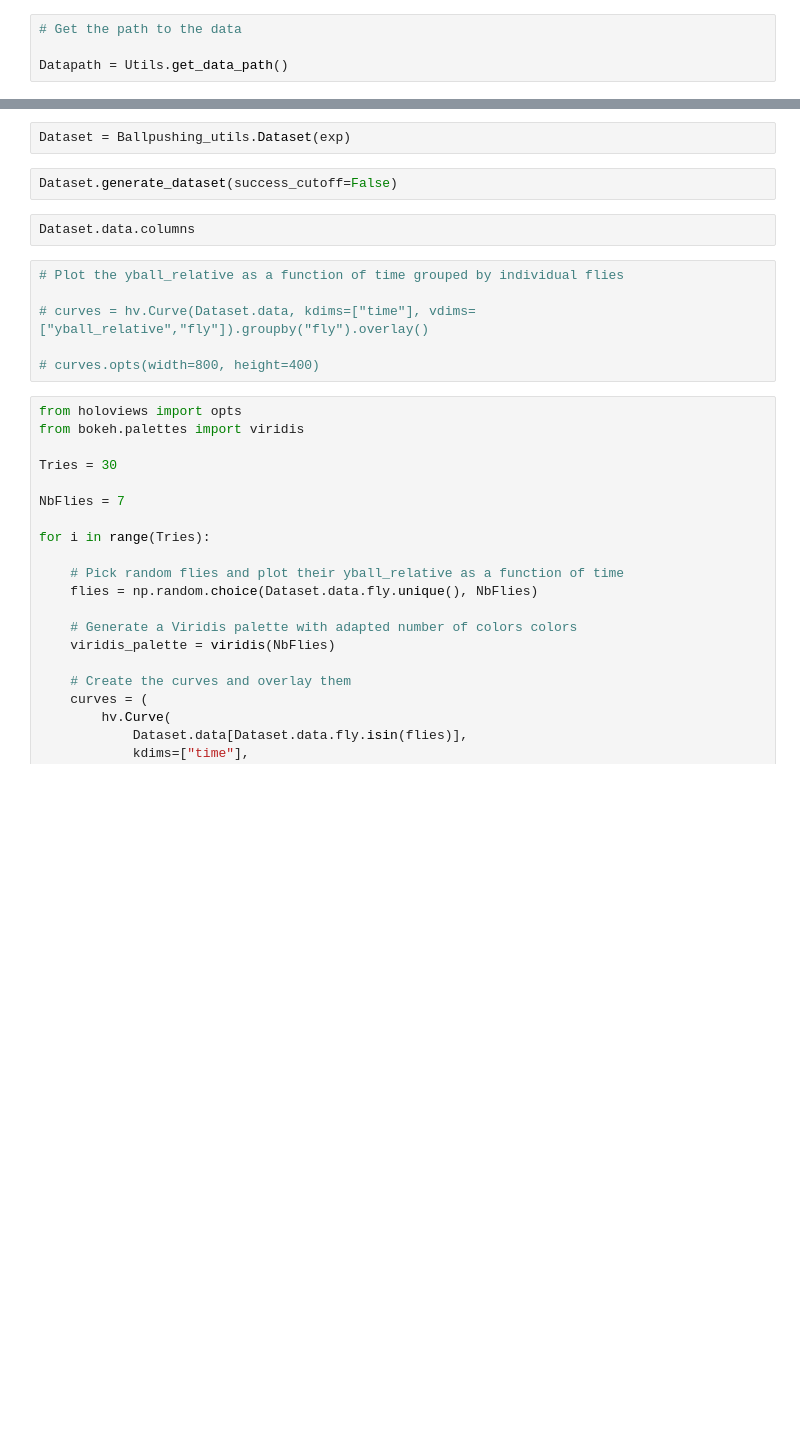
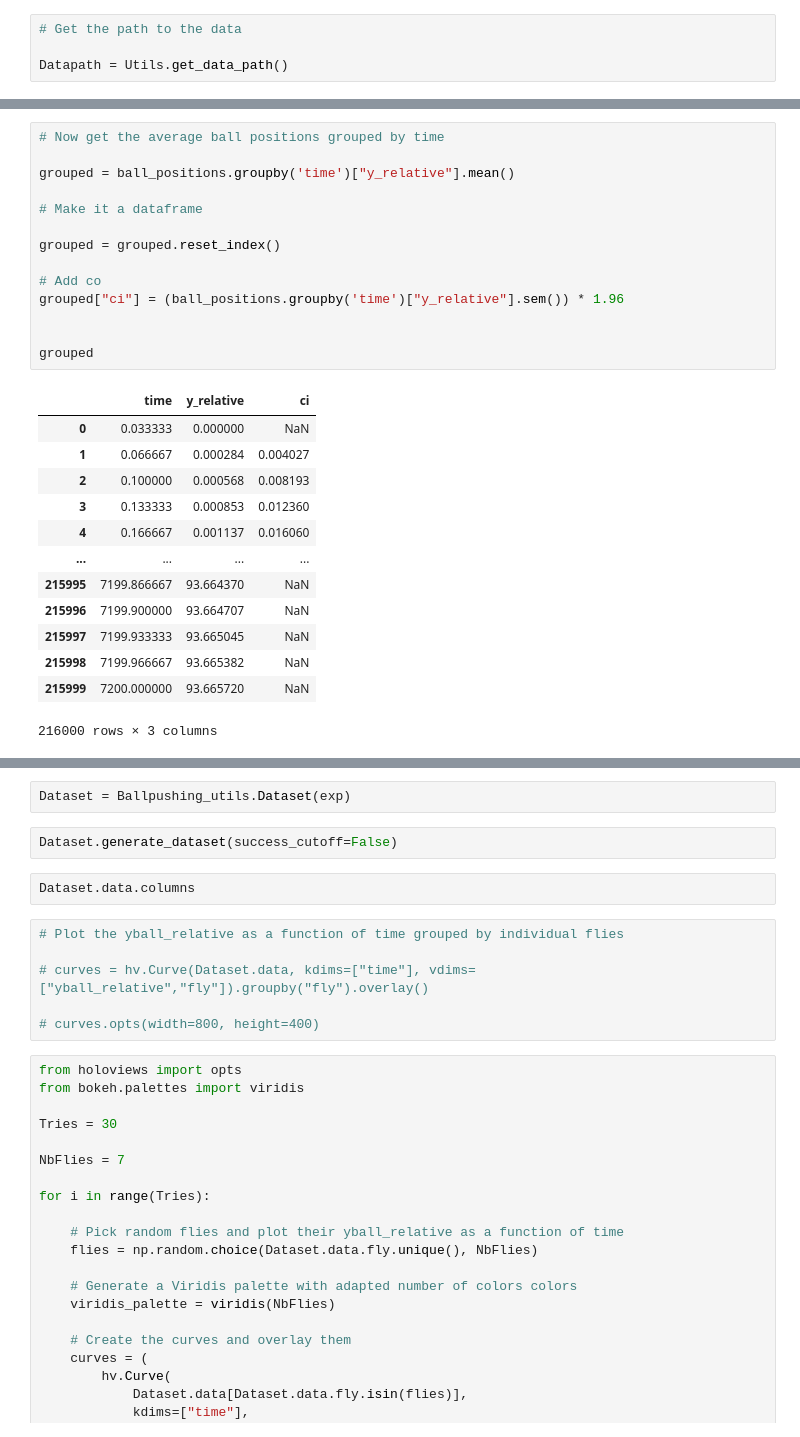
Before and after one commit to NeLy-EPFL/Tracking_Analysis, a Jupyter notebook: MazeRecorder/Analysis/Ballpositions.ipynb, the cells around one changed output, grey strips where cells are left out. Cells and saved outputs as stored; diff of their text form; blank space fills up the shorter version.

```diff
--- a/MazeRecorder/Analysis/Ballpositions.ipynb
+++ b/MazeRecorder/Analysis/Ballpositions.ipynb
@@ -54,0 +120,28 @@ exp = Ballpushing_utils.Experiment(folders[0])
+# %%
+# Now get the average ball positions grouped by time
+
+grouped = ball_positions.groupby('time')["y_relative"].mean()
+
+# Make it a dataframe
+
+grouped = grouped.reset_index()
+
+# Add co
+grouped["ci"] = (ball_positions.groupby('time')["y_relative"].sem()) * 1.96
+
+
+grouped
+# %% [output]
+|  | time | y_relative | ci |
+| 0 | 0.033333 | 0.000000 | NaN |
+| 1 | 0.066667 | 0.000284 | 0.004027 |
+| 2 | 0.100000 | 0.000568 | 0.008193 |
+| 3 | 0.133333 | 0.000853 | 0.012360 |
+| 4 | 0.166667 | 0.001137 | 0.016060 |
+| ... | ... | ... | ... |
+| 215995 | 7199.866667 | 93.664370 | NaN |
+| 215996 | 7199.900000 | 93.664707 | NaN |
+| 215997 | 7199.933333 | 93.665045 | NaN |
+| 215998 | 7199.966667 | 93.665382 | NaN |
+| 215999 | 7200.000000 | 93.665720 | NaN |
+216000 rows × 3 columns
```
Also changed, not shown: parts of 8 cells of this notebook, 3 other files.
